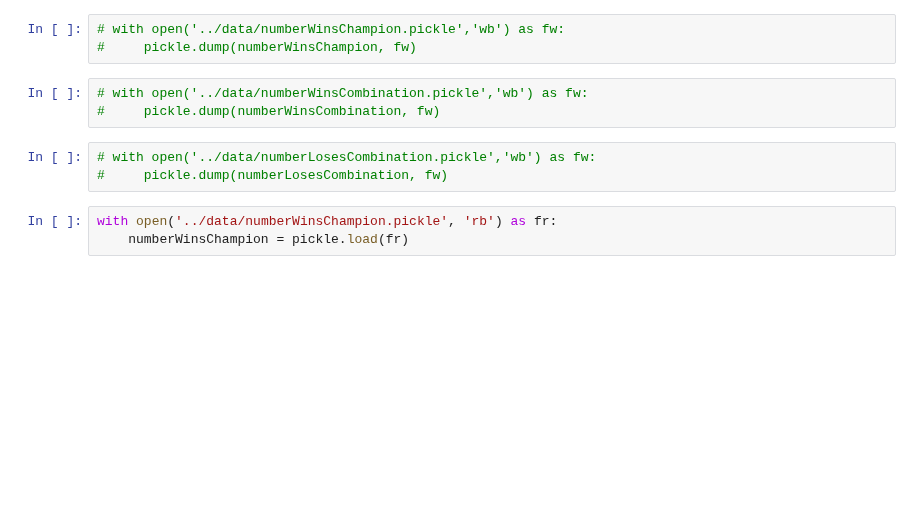
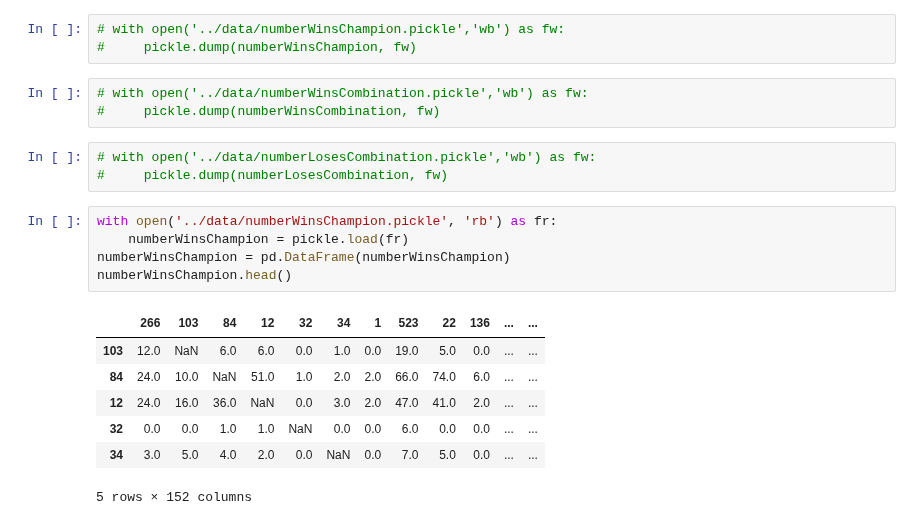
Before and after one commit to CSID-DGU/2020-2-OSSP-CP-DHL-3, a Jupyter notebook: src/DHL.ipynb, the cells around one changed output. Drawn from its saved outputs; the diff is of its cells as text; blank space fills up the shorter version.

```diff
--- a/src/DHL.ipynb
+++ b/src/DHL.ipynb
@@ -260,6 +260,16 @@ cgm_match2.head()
 # %%
 with open('../data/numberWinsChampion.pickle', 'rb') as fr:
     numberWinsChampion = pickle.load(fr)
+numberWinsChampion = pd.DataFrame(numberWinsChampion)
+numberWinsChampion.head()
+# %% [output]
+|  | 266 | 103 | 84 | 12 | 32 | 34 | 1 | 523 | 22 | 136 | ... | ... |
+| 103 | 12.0 | NaN | 6.0 | 6.0 | 0.0 | 1.0 | 0.0 | 19.0 | 5.0 | 0.0 | ... | ... |
+| 84 | 24.0 | 10.0 | NaN | 51.0 | 1.0 | 2.0 | 2.0 | 66.0 | 74.0 | 6.0 | ... | ... |
+| 12 | 24.0 | 16.0 | 36.0 | NaN | 0.0 | 3.0 | 2.0 | 47.0 | 41.0 | 2.0 | ... | ... |
+| 32 | 0.0 | 0.0 | 1.0 | 1.0 | NaN | 0.0 | 0.0 | 6.0 | 0.0 | 0.0 | ... | ... |
+| 34 | 3.0 | 5.0 | 4.0 | 2.0 | 0.0 | NaN | 0.0 | 7.0 | 5.0 | 0.0 | ... | ... |
+5 rows × 152 columns
 # %%
 with open('../data/numberWinsCombination.pickle', 'rb') as fr:
     numberWinsCombination = pickle.load(fr)
```
Also changed, not shown: parts of 4 cells of this notebook.
